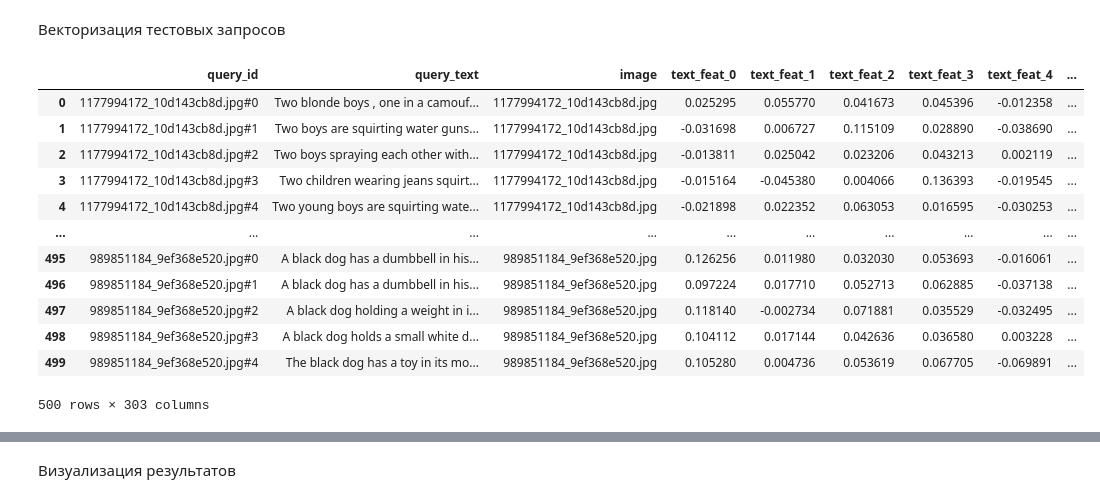
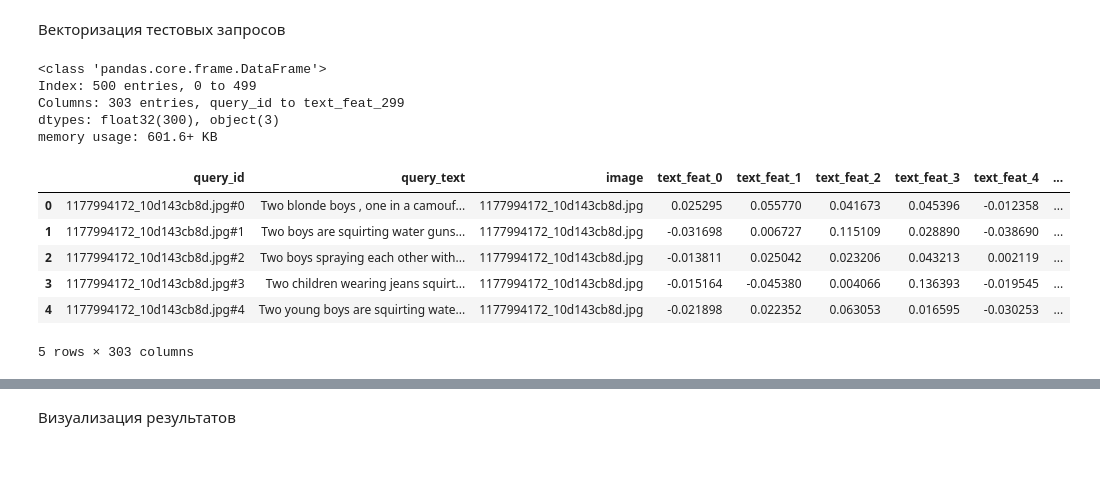
Before and after one commit to mikibouns/project_4, a Jupyter notebook: project.ipynb, the cells around one changed output, grey strips where cells are left out. Saved outputs shown, nothing was run; the diff lists cells and outputs as text; code cells hidden in the pictures; blank space fills up the shorter version.

```diff
--- a/project.ipynb
+++ b/project.ipynb
@@ -1556,24 +1554,24 @@ test_image_feat_df
 # %%
 test_text_embeddings = np.stack(test_queries_df["query_text"].apply(text_vector_pretrained))
 
 # Преобразуем в DataFrame для удобства
 test_text_emb_df = pd.DataFrame(test_text_embeddings, columns=[f"text_feat_{i}" for i in range(test_text_embeddings.shape[1])])
 test_text_emb_df = test_queries_df.join(test_text_emb_df, how="inner")
-test_text_emb_df
+test_text_emb_df.info()
+test_text_emb_df.head()
 # %% [output]
+<class 'pandas.core.frame.DataFrame'>
+Index: 500 entries, 0 to 499
+Columns: 303 entries, query_id to text_feat_299
+dtypes: float32(300), object(3)
+memory usage: 601.6+ KB
 |  | query_id | query_text | image | text_feat_0 | text_feat_1 | text_feat_2 | text_feat_3 | text_feat_4 | ... |
 | 0 | 1177994172_10d143cb8d.jpg#0 | Two blonde boys , one in a camouf... | 1177994172_10d143cb8d.jpg | 0.025295 | 0.055770 | 0.041673 | 0.045396 | -0.012358 | ... |
 | 1 | 1177994172_10d143cb8d.jpg#1 | Two boys are squirting water guns... | 1177994172_10d143cb8d.jpg | -0.031698 | 0.006727 | 0.115109 | 0.028890 | -0.038690 | ... |
 | 2 | 1177994172_10d143cb8d.jpg#2 | Two boys spraying each other with... | 1177994172_10d143cb8d.jpg | -0.013811 | 0.025042 | 0.023206 | 0.043213 | 0.002119 | ... |
 | 3 | 1177994172_10d143cb8d.jpg#3 | Two children wearing jeans squirt... | 1177994172_10d143cb8d.jpg | -0.015164 | -0.045380 | 0.004066 | 0.136393 | -0.019545 | ... |
 | 4 | 1177994172_10d143cb8d.jpg#4 | Two young boys are squirting wate... | 1177994172_10d143cb8d.jpg | -0.021898 | 0.022352 | 0.063053 | 0.016595 | -0.030253 | ... |
-| ... | ... | ... | ... | ... | ... | ... | ... | ... | ... |
-| 495 | 989851184_9ef368e520.jpg#0 | A black dog has a dumbbell in his... | 989851184_9ef368e520.jpg | 0.126256 | 0.011980 | 0.032030 | 0.053693 | -0.016061 | ... |
-| 496 | 989851184_9ef368e520.jpg#1 | A black dog has a dumbbell in his... | 989851184_9ef368e520.jpg | 0.097224 | 0.017710 | 0.052713 | 0.062885 | -0.037138 | ... |
-| 497 | 989851184_9ef368e520.jpg#2 | A black dog holding a weight in i... | 989851184_9ef368e520.jpg | 0.118140 | -0.002734 | 0.071881 | 0.035529 | -0.032495 | ... |
-| 498 | 989851184_9ef368e520.jpg#3 | A black dog holds a small white d... | 989851184_9ef368e520.jpg | 0.104112 | 0.017144 | 0.042636 | 0.036580 | 0.003228 | ... |
-| 499 | 989851184_9ef368e520.jpg#4 | The black dog has a toy in its mo... | 989851184_9ef368e520.jpg | 0.105280 | 0.004736 | 0.053619 | 0.067705 | -0.069891 | ... |
-500 rows × 303 columns
+5 rows × 303 columns
 # %% [markdown]
 <img src="https://upload.wikimedia.org/wikipedia/commons/b/ba/Warning_sign_4.0.png" align=left width=44, heigth=33>
 <div class="alert alert-warning">
```
Also changed, not shown: parts of 5 cells of this notebook.
